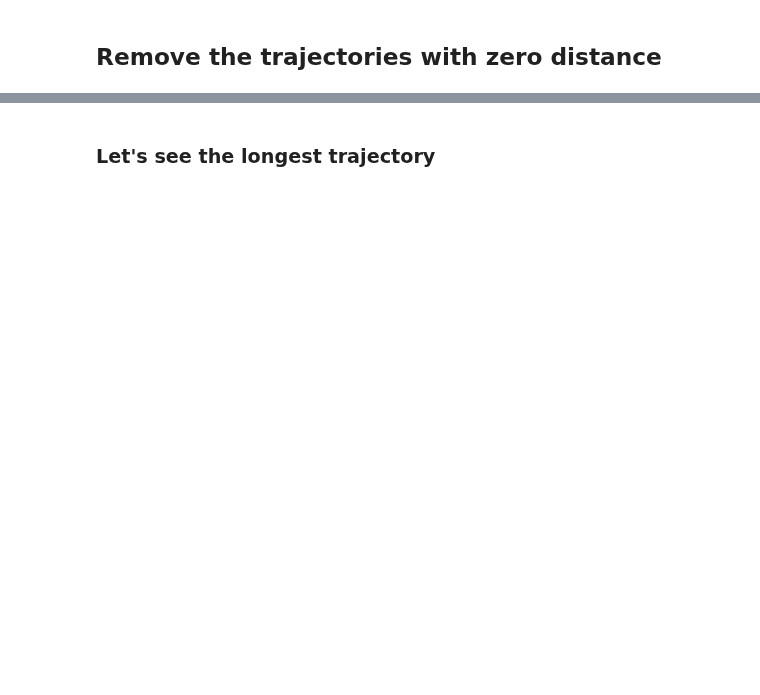
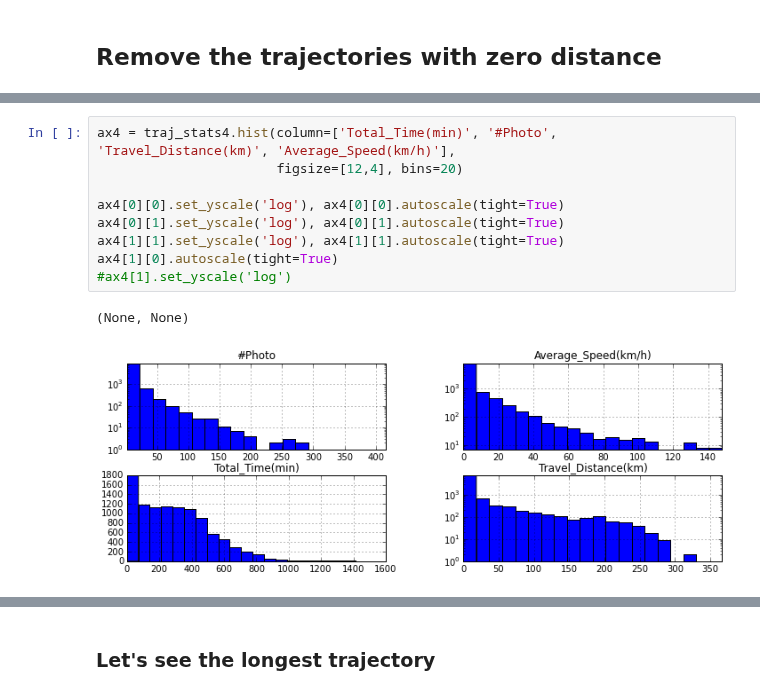
Before and after one commit to chengsoonong/digbeta, a Jupyter notebook: tour/flickr_photos/flickr_analysis.ipynb, the cells around one changed output, grey strips where cells are left out. Saved outputs shown, nothing was run; the diff lists cells and outputs as text; blank space fills up the shorter version.

```diff
--- a/tour/flickr_analysis.ipynb
+++ b/tour/flickr_photos/flickr_analysis.ipynb
@@ -103 +190,13 @@ traj_stats3.head()
+# %%
+ax4 = traj_stats4.hist(column=['Total_Time(min)', '#Photo', 'Travel_Distance(km)', 'Average_Speed(km/h)'],
+                       figsize=[12,4], bins=20)
+
+ax4[0][0].set_yscale('log'), ax4[0][0].autoscale(tight=True)
+ax4[0][1].set_yscale('log'), ax4[0][1].autoscale(tight=True)
+ax4[1][1].set_yscale('log'), ax4[1][1].autoscale(tight=True)
+ax4[1][0].autoscale(tight=True)
+#ax4[1].set_yscale('log')
+# %% [output]
+(None, None)
+[figure, added]
 # %%
```
Also changed, not shown: parts of 17 cells of this notebook.
